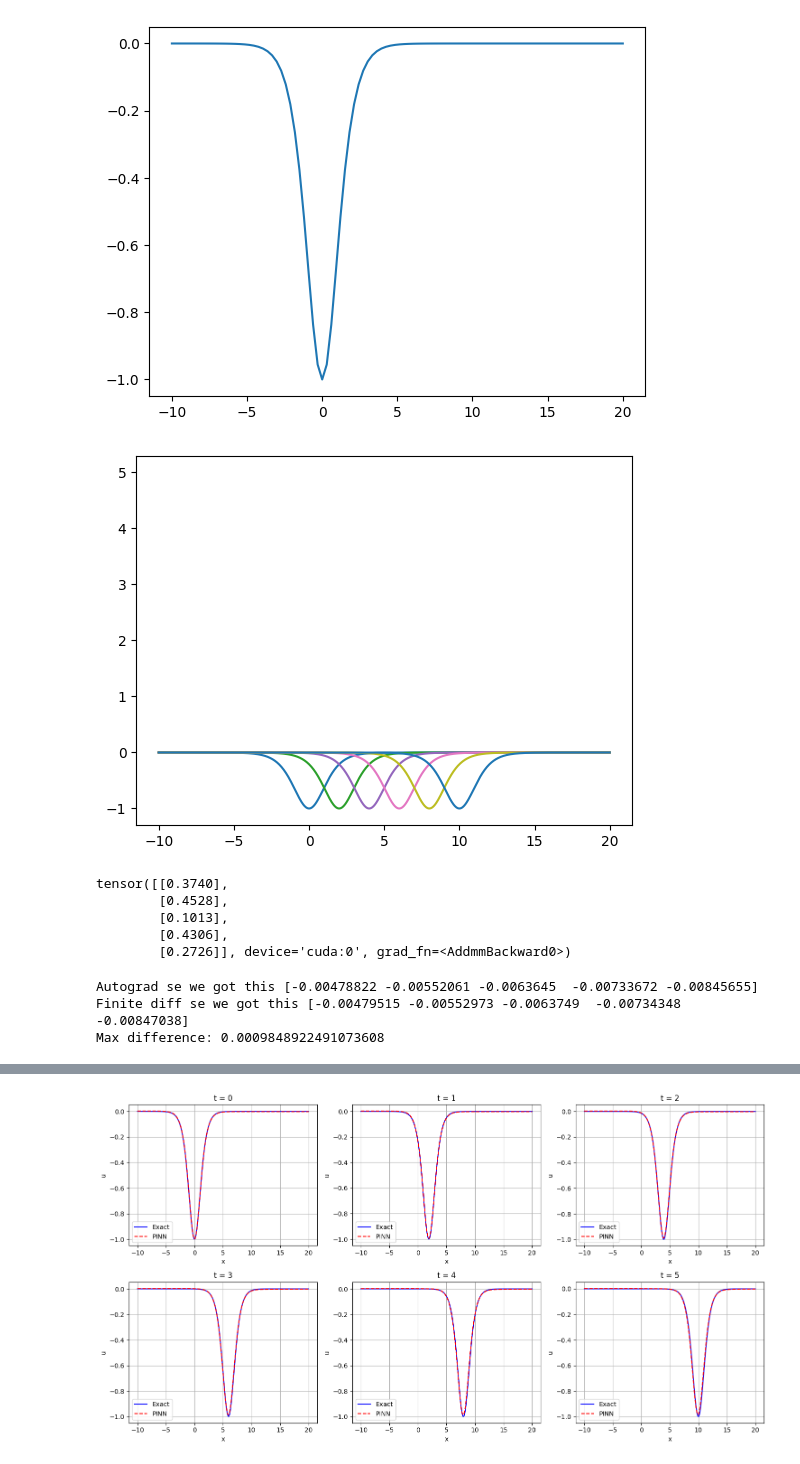
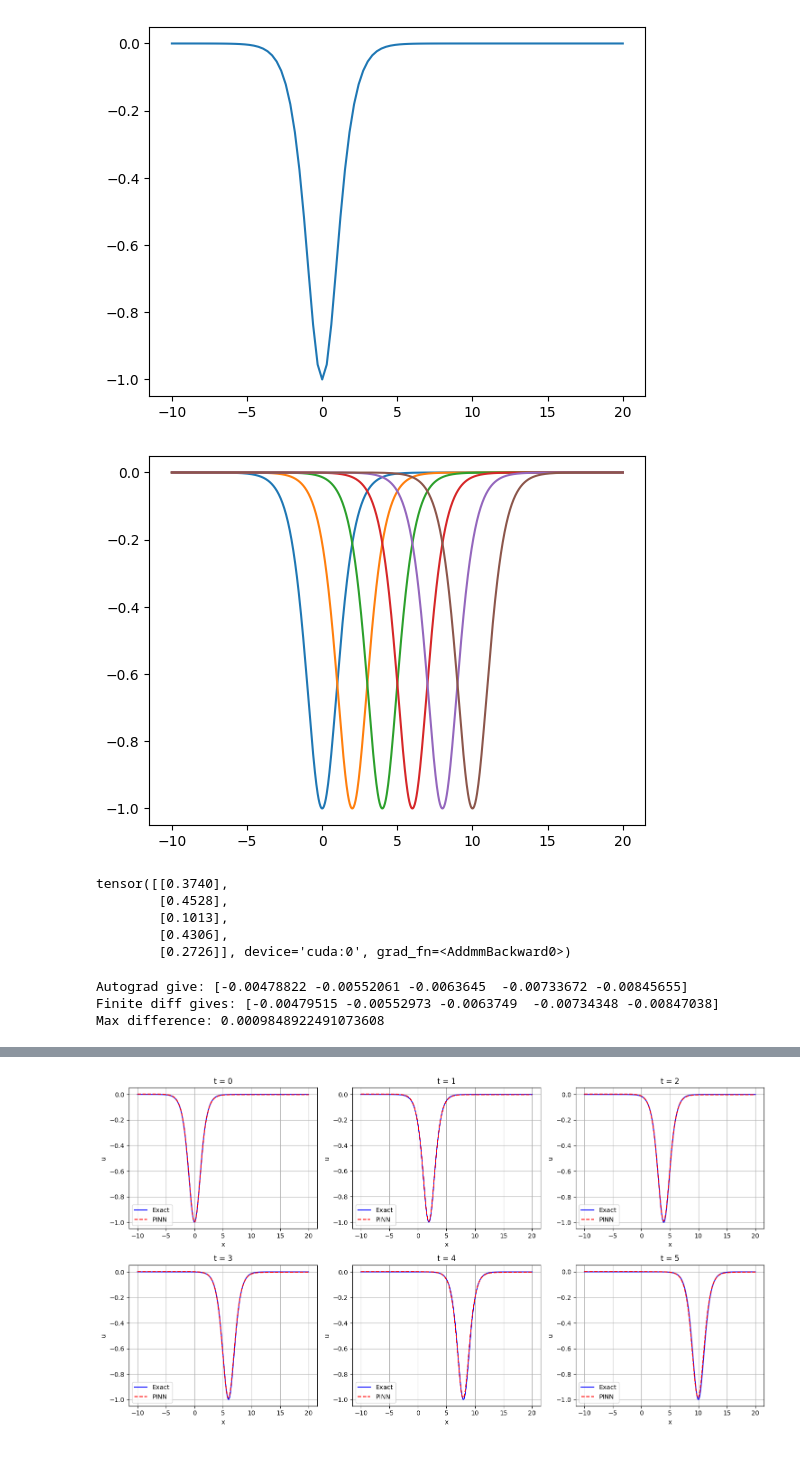
Before and after one commit to sohp2005/KdV-solution-using-PINNs, a Jupyter notebook: KdV_using_PINNs_final.ipynb, the cells around one changed output, grey strips where cells are left out. Saved outputs shown, nothing was run; the diff lists cells and outputs as text; code cells hidden in the pictures.

```diff
--- a/KdV_using_PINNs_final.ipynb
+++ b/KdV_using_PINNs_final.ipynb
@@ -32,15 +32,15 @@ plt.show()
 # %%
 x = torch.linspace(-10, 20, 1000)
 
 for t_val in [0, 1, 2, 3, 4, 5]:
     t = torch.full_like(x, t_val)
     u = soliton_solution(x, t, c=2)
-    plt.plot(x.numpy(), u.numpy(), t_val)
+    plt.plot(x.numpy(), u.numpy(), label=f't={t_val}')
 
 
 plt.show()
 # %% [output]
-[figure, old version]
+[figure, new version]
 # %%
 ## Network
 # %%
@@ -109,12 +109,12 @@ u_plus = soliton_solution(x + h, t, c)
 u_minus = soliton_solution(x - h, t, c)
 u_x_finite = (u_plus - u_minus) / (2 * h)
 
-print("Autograd se we got this", u_x_auto[:5].detach().numpy())
-print("Finite diff se we got this", u_x_finite[:5].detach().numpy())
+print("Autograd give:", u_x_auto[:5].detach().numpy())
+print("Finite diff gives:", u_x_finite[:5].detach().numpy())
 print("Max difference:", (u_x_auto - u_x_finite).abs().max().item())
 # %% [output]
-Autograd se we got this [-0.00478822 -0.00552061 -0.0063645  -0.00733672 -0.00845655]
-Finite diff se we got this [-0.00479515 -0.00552973 -0.0063749  -0.00734348 -0.00847038]
+Autograd give: [-0.00478822 -0.00552061 -0.0063645  -0.00733672 -0.00845655]
+Finite diff gives: [-0.00479515 -0.00552973 -0.0063749  -0.00734348 -0.00847038]
 Max difference: 0.0009848922491073608
 # %%
 def pde_loss(model, x, t):
```
Also changed, not shown: parts of 2 cells of this notebook, 1 other file.
